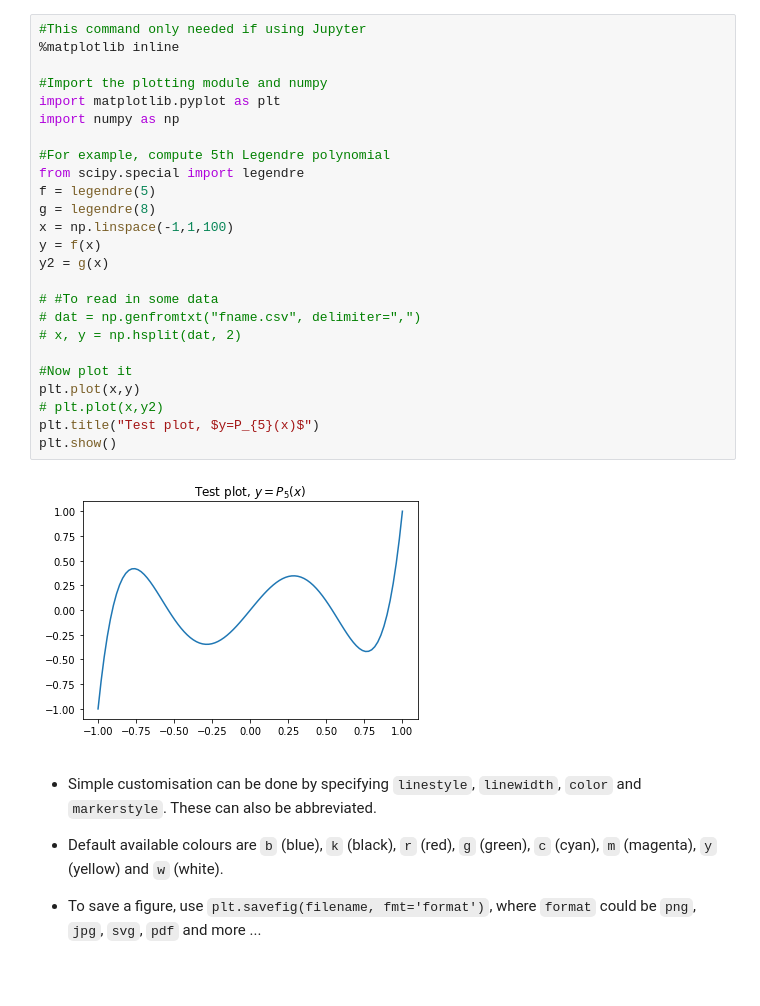
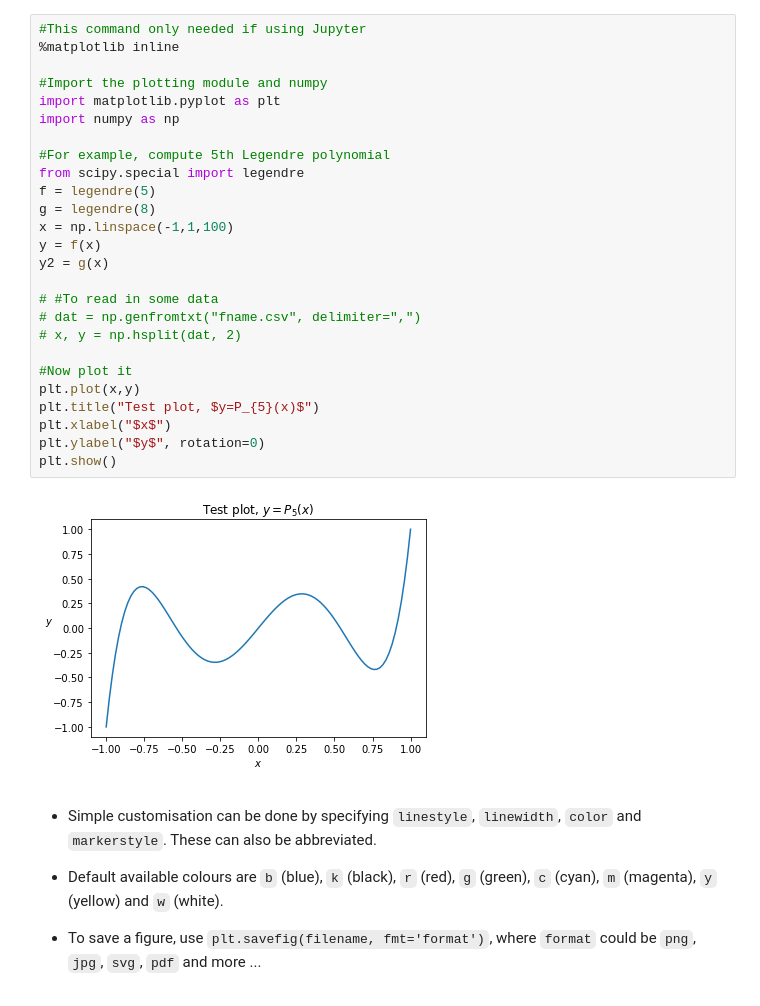
Before and after one commit to o-smith/matplotlibtutorial, a Jupyter notebook: tutorial.ipynb, the cells around one changed output. Drawn from its saved outputs; the diff is of its cells as text.

````diff
--- a/tutorial.ipynb
+++ b/tutorial.ipynb
@@ -15,30 +31,31 @@
 # %%
 #This command only needed if using Jupyter
 %matplotlib inline
 
 #Import the plotting module and numpy
 import matplotlib.pyplot as plt
 import numpy as np
 
 #For example, compute 5th Legendre polynomial
 from scipy.special import legendre
 f = legendre(5)
 g = legendre(8)
 x = np.linspace(-1,1,100)
 y = f(x)
 y2 = g(x)
 
 # #To read in some data
 # dat = np.genfromtxt("fname.csv", delimiter=",")
 # x, y = np.hsplit(dat, 2)
 
 #Now plot it
 plt.plot(x,y)
-# plt.plot(x,y2)
 plt.title("Test plot, $y=P_{5}(x)$")
+plt.xlabel("$x$")
+plt.ylabel("$y$", rotation=0)
 plt.show()
 # %% [output]
-[figure, old version]
+[figure, new version]
 # %% [markdown]
  * Simple customisation can be done by specifying ```linestyle```, ```linewidth```, ```color``` and ```markerstyle```. These can also be abbreviated.
 
````
Also changed, not shown: parts of 27 cells of this notebook, 3 other files.
